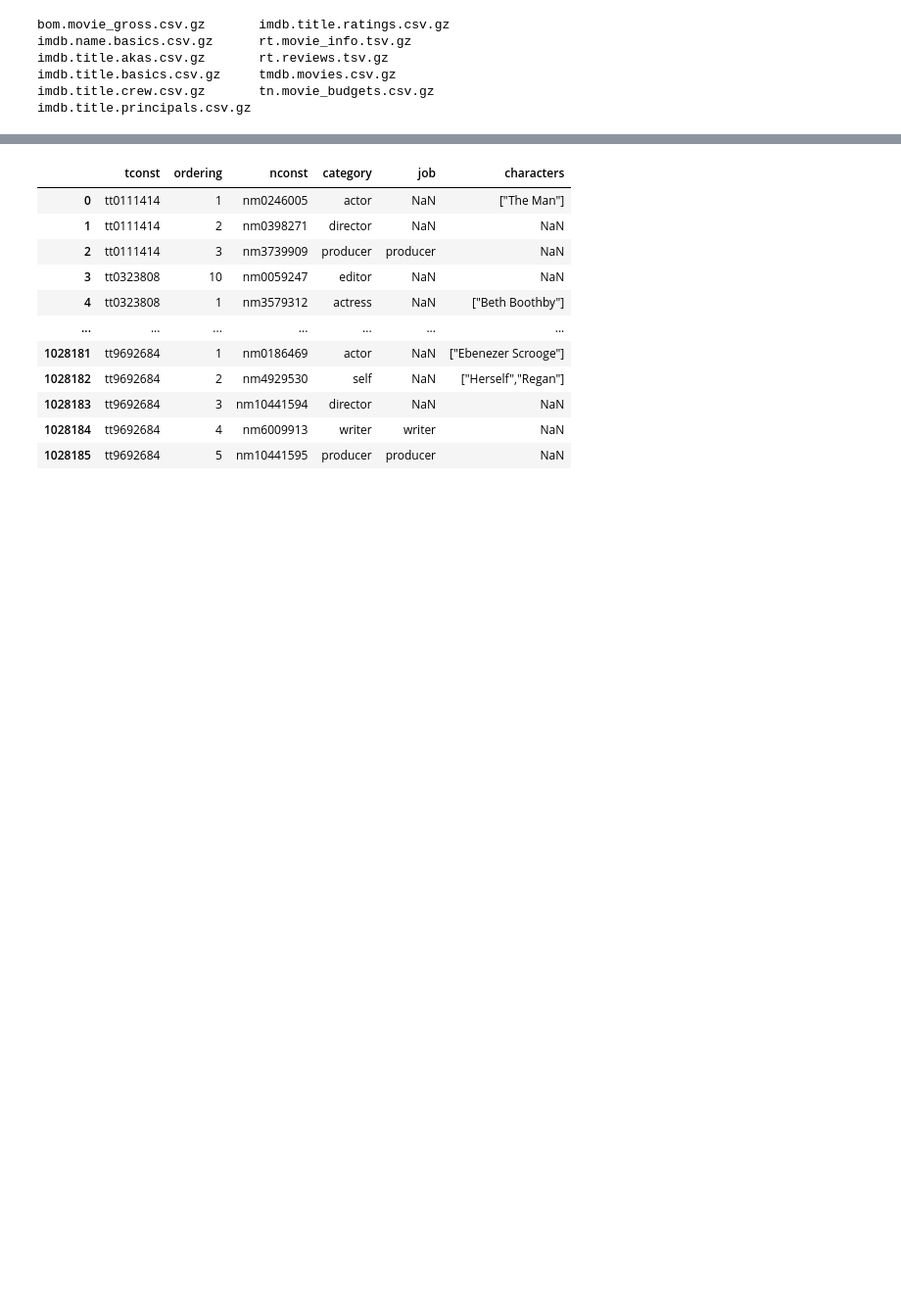
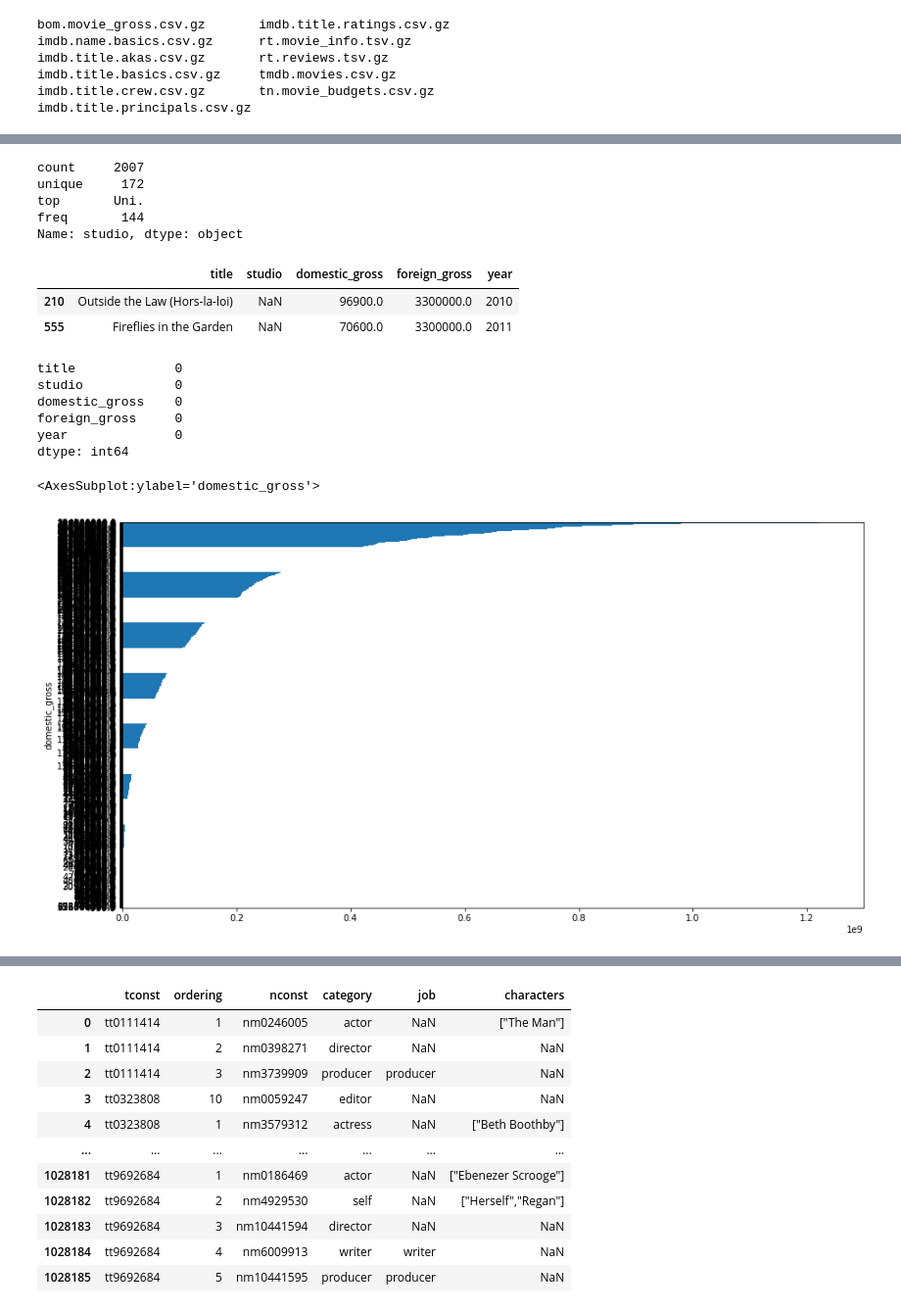
Before and after one commit to samanthanas/MovieAnalysis, a Jupyter notebook: InitialDataExploration.ipynb, the cells around one changed output, grey strips where cells are left out. Shown at 98% size. Cells and saved outputs as stored; diff of their text form; code cells hidden in the pictures; blank space fills up the shorter version.

```diff
--- a/InitialDataExploration.ipynb
+++ b/InitialDataExploration.ipynb
@@ -13,0 +115,3 @@ imdb.title.principals.csv.gz
+# %%
+# Replacing ',' with ''
+bom_df['foreign_gross'] = bom_df['foreign_gross'].str.replace(',', '')
@@ -13,0 +133,3 @@ imdb.title.principals.csv.gz
+# %%
+#Turning foreign_gross column to float
+bom_df['foreign_gross'] = bom_df['foreign_gross'].astype(str).astype(float)
@@ -13,0 +153,5 @@ imdb.title.principals.csv.gz
+# %%
+# in the 'foreign_gross' and 'domestic_gross' columns
+
+bom_df.dropna(axis = 0 ,subset=['foreign_gross'], inplace = True)
+bom_df.dropna(axis = 0 ,subset=['domestic_gross'], inplace = True)
@@ -13,0 +212,32 @@ imdb.title.principals.csv.gz
+# %%
+bom_df['studio'].describe()
+# %% [output]
+count     2007
+unique     172
+top       Uni.
+freq       144
+Name: studio, dtype: object
+# %%
+# Looking for missing records in studio
+bom_df.loc[bom_df['studio'].isna() == True]
+# %% [output]
+|  | title | studio | domestic_gross | foreign_gross | year |
+| 210 | Outside the Law (Hors-la-loi) | NaN | 96900.0 | 3300000.0 | 2010 |
+| 555 | Fireflies in the Garden | NaN | 70600.0 | 3300000.0 | 2011 |
+# %%
+# Replacing NaN for 'Unknown' and checking
+
+bom_df['studio'] = bom_df['studio'].fillna('Unknown')
+bom_df.isna().sum()
+# %% [output]
+title             0
+studio            0
+domestic_gross    0
+foreign_gross     0
+year              0
+dtype: int64
+# %%
+bom_df.groupby(['domestic_gross'])['foreign_gross'].sum().sort_values().plot(kind='barh', figsize=(15,8))
+# %% [output]
+<AxesSubplot:ylabel='domestic_gross'>
+[figure, added]
```
Also changed, not shown: parts of 35 cells of this notebook.
